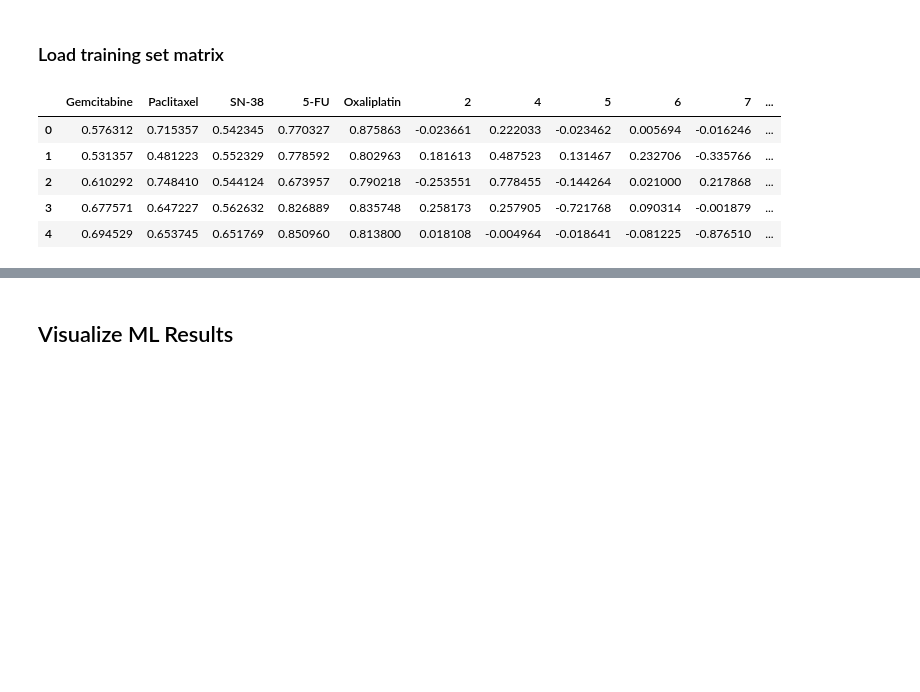
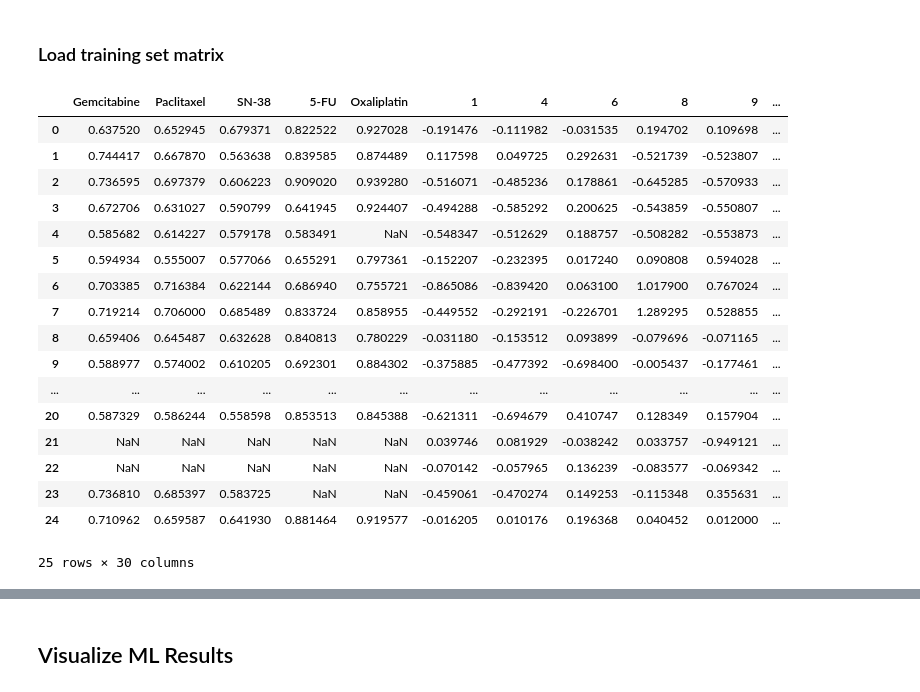
Before and after one commit to CodingBash/CNV-Clinical-Preprocessing, a Jupyter notebook: notebooks/Supervised Learning using CNLR COREs.ipynb, the cells around one changed output, grey strips where cells are left out. Cells and saved outputs as stored; diff of their text form; code cells hidden in the pictures; blank space fills up the shorter version.

```diff
--- a/notebooks/Supervised Learning using CNLR COREs.ipynb
+++ b/notebooks/Supervised Learning using CNLR COREs.ipynb
@@ -57,16 +57,28 @@ def split_train_test(training_set, test_ratio = 0.33):
 # %% [markdown]
 ### Load training set matrix
 # %%
-labeled_matrix_training_set = pd.read_csv("../mlOutput/coreTrainingSet_7_26_2018_1.csv")
+labeled_matrix_training_set = pd.read_csv("../mlOutput/coreTrainingSet_7_31_2018_1.csv")
 #labeled_matrix_training_set.columns.values[0] = "sampleId"
 labeled_matrix_training_set = labeled_matrix_training_set.drop([labeled_matrix_training_set.columns[0]], axis = 1)
 labels = list(range(0,5))
 # %%
-display(labeled_matrix_training_set.copy().head())
+display(labeled_matrix_training_set.head(25))
 # %% [output]
-|  | Gemcitabine | Paclitaxel | SN-38 | 5-FU | Oxaliplatin | 2 | 4 | 5 | 6 | 7 | ... |
-| 0 | 0.576312 | 0.715357 | 0.542345 | 0.770327 | 0.875863 | -0.023661 | 0.222033 | -0.023462 | 0.005694 | -0.016246 | ... |
-| 1 | 0.531357 | 0.481223 | 0.552329 | 0.778592 | 0.802963 | 0.181613 | 0.487523 | 0.131467 | 0.232706 | -0.335766 | ... |
-| 2 | 0.610292 | 0.748410 | 0.544124 | 0.673957 | 0.790218 | -0.253551 | 0.778455 | -0.144264 | 0.021000 | 0.217868 | ... |
-| 3 | 0.677571 | 0.647227 | 0.562632 | 0.826889 | 0.835748 | 0.258173 | 0.257905 | -0.721768 | 0.090314 | -0.001879 | ... |
-| 4 | 0.694529 | 0.653745 | 0.651769 | 0.850960 | 0.813800 | 0.018108 | -0.004964 | -0.018641 | -0.081225 | -0.876510 | ... |
+|  | Gemcitabine | Paclitaxel | SN-38 | 5-FU | Oxaliplatin | 1 | 4 | 6 | 8 | 9 | ... |
+| 0 | 0.637520 | 0.652945 | 0.679371 | 0.822522 | 0.927028 | -0.191476 | -0.111982 | -0.031535 | 0.194702 | 0.109698 | ... |
+| 1 | 0.744417 | 0.667870 | 0.563638 | 0.839585 | 0.874489 | 0.117598 | 0.049725 | 0.292631 | -0.521739 | -0.523807 | ... |
+| 2 | 0.736595 | 0.697379 | 0.606223 | 0.909020 | 0.939280 | -0.516071 | -0.485236 | 0.178861 | -0.645285 | -0.570933 | ... |
+| 3 | 0.672706 | 0.631027 | 0.590799 | 0.641945 | 0.924407 | -0.494288 | -0.585292 | 0.200625 | -0.543859 | -0.550807 | ... |
+| 4 | 0.585682 | 0.614227 | 0.579178 | 0.583491 | NaN | -0.548347 | -0.512629 | 0.188757 | -0.508282 | -0.553873 | ... |
+| 5 | 0.594934 | 0.555007 | 0.577066 | 0.655291 | 0.797361 | -0.152207 | -0.232395 | 0.017240 | 0.090808 | 0.594028 | ... |
+| 6 | 0.703385 | 0.716384 | 0.622144 | 0.686940 | 0.755721 | -0.865086 | -0.839420 | 0.063100 | 1.017900 | 0.767024 | ... |
+| 7 | 0.719214 | 0.706000 | 0.685489 | 0.833724 | 0.858955 | -0.449552 | -0.292191 | -0.226701 | 1.289295 | 0.528855 | ... |
+| 8 | 0.659406 | 0.645487 | 0.632628 | 0.840813 | 0.780229 | -0.031180 | -0.153512 | 0.093899 | -0.079696 | -0.071165 | ... |
+| 9 | 0.588977 | 0.574002 | 0.610205 | 0.692301 | 0.884302 | -0.375885 | -0.477392 | -0.698400 | -0.005437 | -0.177461 | ... |
+| ... | ... | ... | ... | ... | ... | ... | ... | ... | ... | ... | ... |
+| 20 | 0.587329 | 0.586244 | 0.558598 | 0.853513 | 0.845388 | -0.621311 | -0.694679 | 0.410747 | 0.128349 | 0.157904 | ... |
+| 21 | NaN | NaN | NaN | NaN | NaN | 0.039746 | 0.081929 | -0.038242 | 0.033757 | -0.949121 | ... |
+| 22 | NaN | NaN | NaN | NaN | NaN | -0.070142 | -0.057965 | 0.136239 | -0.083577 | -0.069342 | ... |
+| 23 | 0.736810 | 0.685397 | 0.583725 | NaN | NaN | -0.459061 | -0.470274 | 0.149253 | -0.115348 | 0.355631 | ... |
+| 24 | 0.710962 | 0.659587 | 0.641930 | 0.881464 | 0.919577 | -0.016205 | 0.010176 | 0.196368 | 0.040452 | 0.012000 | ... |
+25 rows × 30 columns
```
Also changed, not shown: parts of 14 cells of this notebook, 2 other files.
